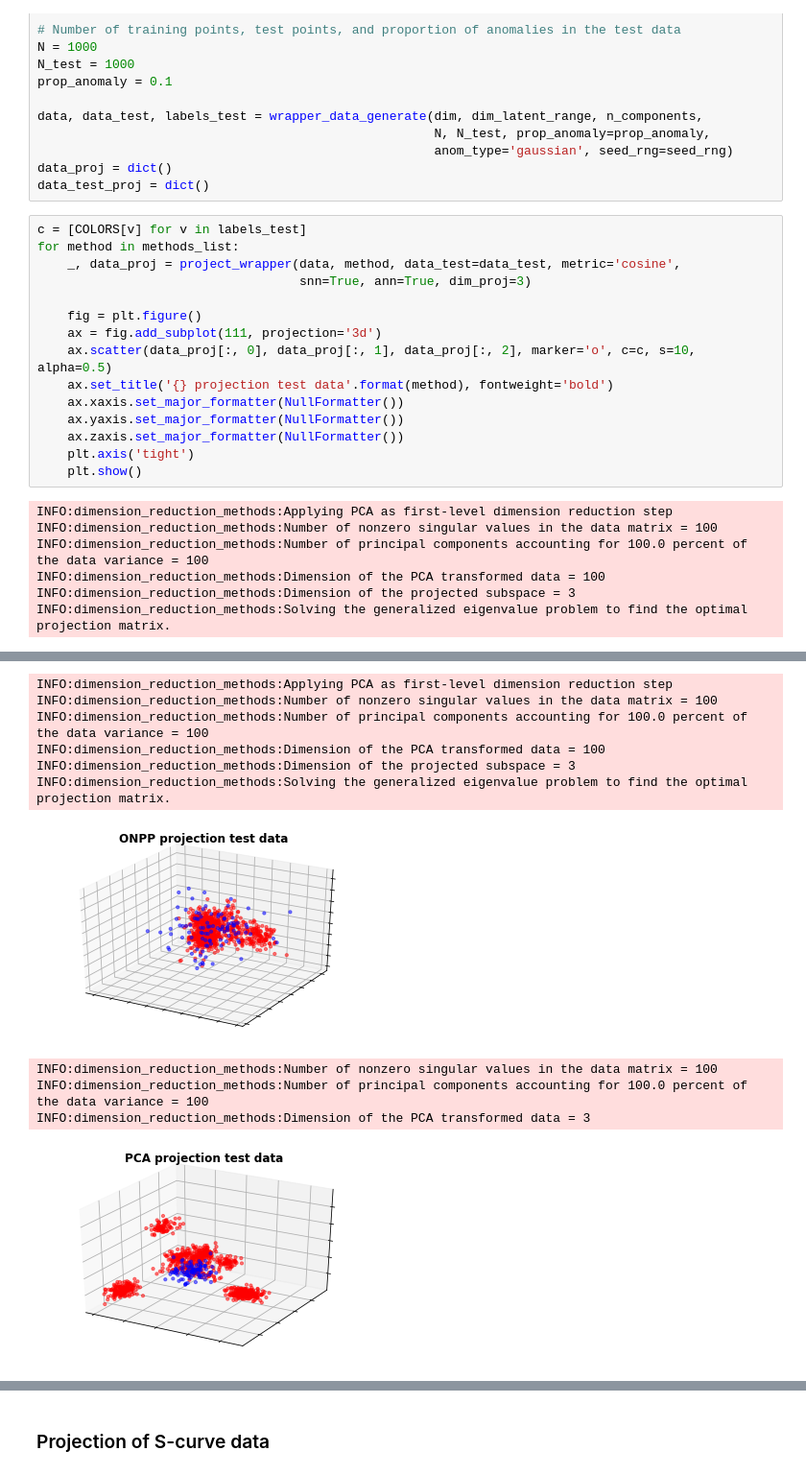
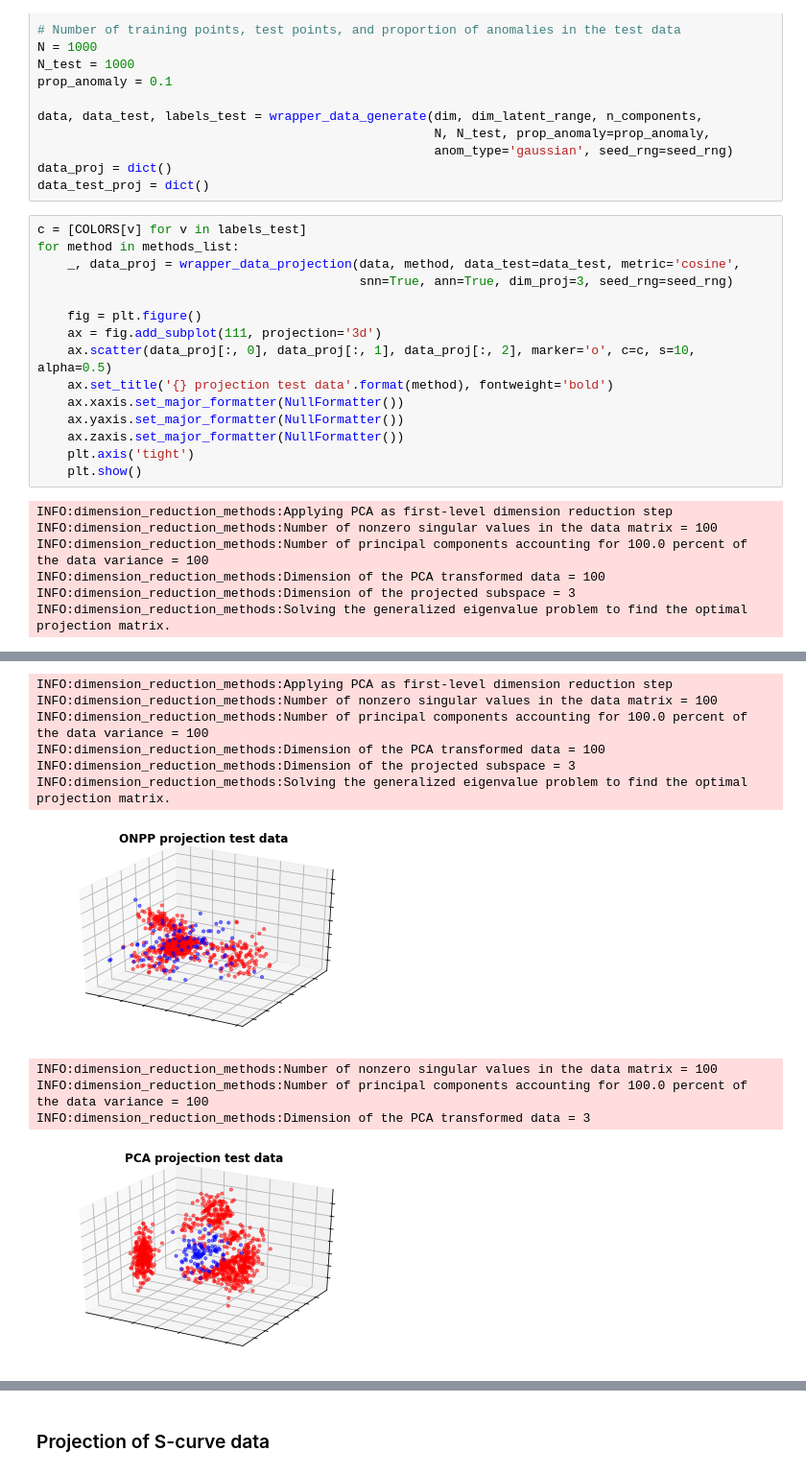
Before and after one commit to jayaram-r/KNN-anomaly-detection, a Jupyter notebook: evaluate_dimension_reduction.ipynb, the cells around one changed output, grey strips where cells are left out. Shown at 96% size. Saved outputs shown, nothing was run; the diff lists cells and outputs as text.

```diff
--- a/evaluate_dimension_reduction.ipynb
+++ b/evaluate_dimension_reduction.ipynb
@@ -142,8 +77,8 @@ data_test_proj = dict()
 # %%
 c = [COLORS[v] for v in labels_test]
 for method in methods_list:
-    _, data_proj = project_wrapper(data, method, data_test=data_test, metric='cosine',
-                                   snn=True, ann=True, dim_proj=3)
+    _, data_proj = wrapper_data_projection(data, method, data_test=data_test, metric='cosine',
+                                           snn=True, ann=True, dim_proj=3, seed_rng=seed_rng)
 
     fig = plt.figure()
     ax = fig.add_subplot(111, projection='3d')
@@ -179,14 +114,14 @@ INFO:dimension_reduction_methods:Solving the generalized eigenvalue problem to f
 INFO:dimension_reduction_methods:Applying PCA as first-level dimension reduction step
 INFO:dimension_reduction_methods:Number of nonzero singular values in the data matrix = 100
 INFO:dimension_reduction_methods:Number of principal components accounting for 100.0 percent of the data variance = 100
 INFO:dimension_reduction_methods:Dimension of the PCA transformed data = 100
 INFO:dimension_reduction_methods:Dimension of the projected subspace = 3
 INFO:dimension_reduction_methods:Solving the generalized eigenvalue problem to find the optimal projection matrix.
-[figure, old version]
+[figure, new version]
 INFO:dimension_reduction_methods:Number of nonzero singular values in the data matrix = 100
 INFO:dimension_reduction_methods:Number of principal components accounting for 100.0 percent of the data variance = 100
 INFO:dimension_reduction_methods:Dimension of the PCA transformed data = 3
-[figure, old version]
+[figure, new version]
 # %%
 def project_synthetic_data(data, colors, name_str):
     # Plot the original data in 3d
```
Also changed, not shown: parts of 20 cells of this notebook, 4 other files.
